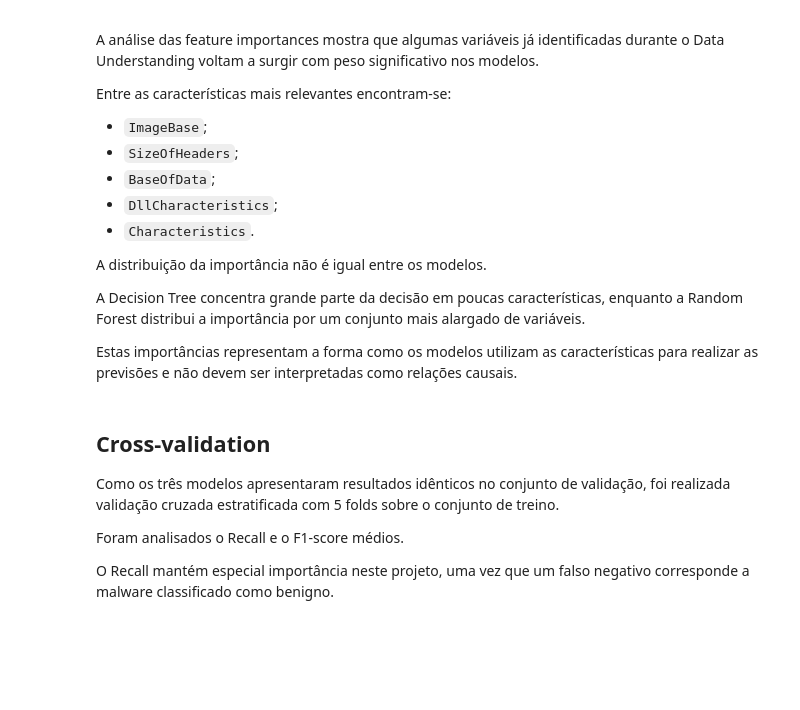
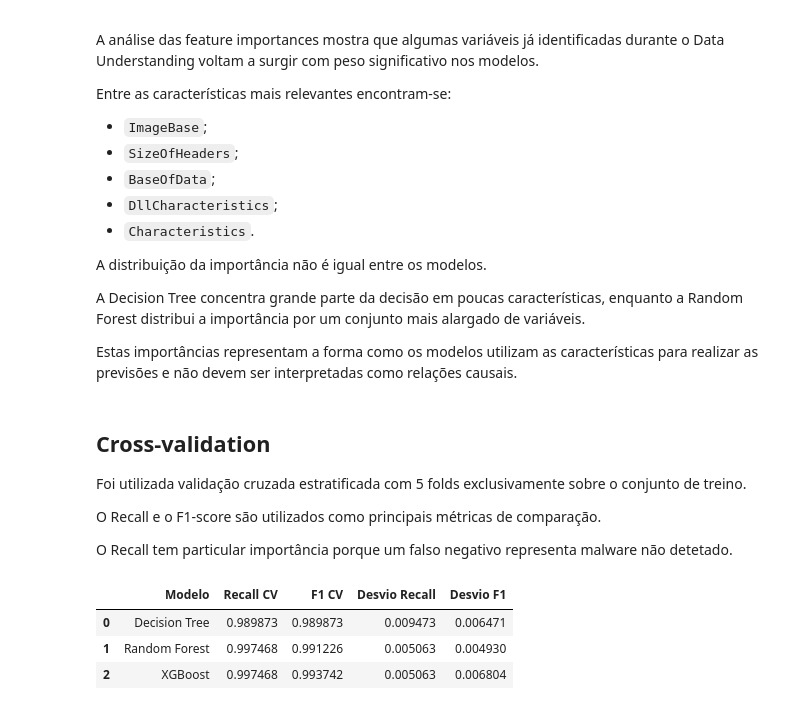
Before and after one commit to diogocarvalho2025056-crypto/IAAC-Projeto, a Jupyter notebook: notebooks/model_building.ipynb, the cells around one changed output. Cells and saved outputs as stored; diff of their text form; code cells hidden in the pictures; blank space fills up the shorter version.

```diff
--- a/notebooks/model_building.ipynb
+++ b/notebooks/model_building.ipynb
@@ -406,39 +487,46 @@ Estas importâncias representam a forma como os modelos utilizam as característ
 # %% [markdown]
 ## Cross-validation
 
-Como os três modelos apresentaram resultados idênticos no conjunto de validação, foi realizada validação cruzada estratificada com 5 folds sobre o conjunto de treino.
+Foi utilizada validação cruzada estratificada com 5 folds exclusivamente sobre o conjunto de treino.
 
-Foram analisados o Recall e o F1-score médios.
+O Recall e o F1-score são utilizados como principais métricas de comparação.
 
-O Recall mantém especial importância neste projeto, uma vez que um falso negativo corresponde a malware classificado como benigno.
+O Recall tem particular importância porque um falso negativo representa malware não detetado.
 # %%
 ## Cross Validation
 
 resultado_cv_dt, recall_dt, f1_dt = avaliar_cross_validation(
     "Decision Tree",
     decision_tree,
     X_train,
     y_train
 )
 
 resultado_cv_rf, recall_rf, f1_rf = avaliar_cross_validation(
     "Random Forest",
     random_forest,
     X_train,
     y_train
 )
 
 resultado_cv_xgb, recall_xgb, f1_xgb = avaliar_cross_validation(
     "XGBoost",
     xgboost,
     X_train,
     y_train
 )
 
-resultados_cv = pd.DataFrame([
+resultados_cv = [
     resultado_cv_dt,
     resultado_cv_rf,
     resultado_cv_xgb
-])
+]
 
-display(resultados_cv)
+display(
+    pd.DataFrame(resultados_cv)
+)
+# %% [output]
+|  | Modelo | Recall CV | F1 CV | Desvio Recall | Desvio F1 |
+| 0 | Decision Tree | 0.989873 | 0.989873 | 0.009473 | 0.006471 |
+| 1 | Random Forest | 0.997468 | 0.991226 | 0.005063 | 0.004930 |
+| 2 | XGBoost | 0.997468 | 0.993742 | 0.005063 | 0.006804 |
```
Also changed, not shown: parts of 42 cells of this notebook, 3 other files.
